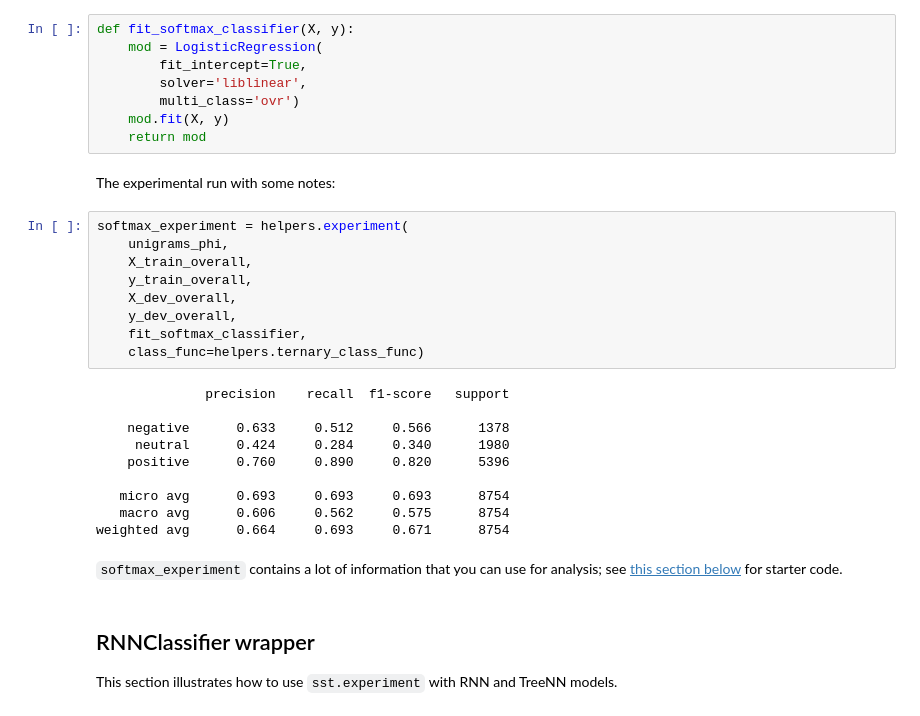
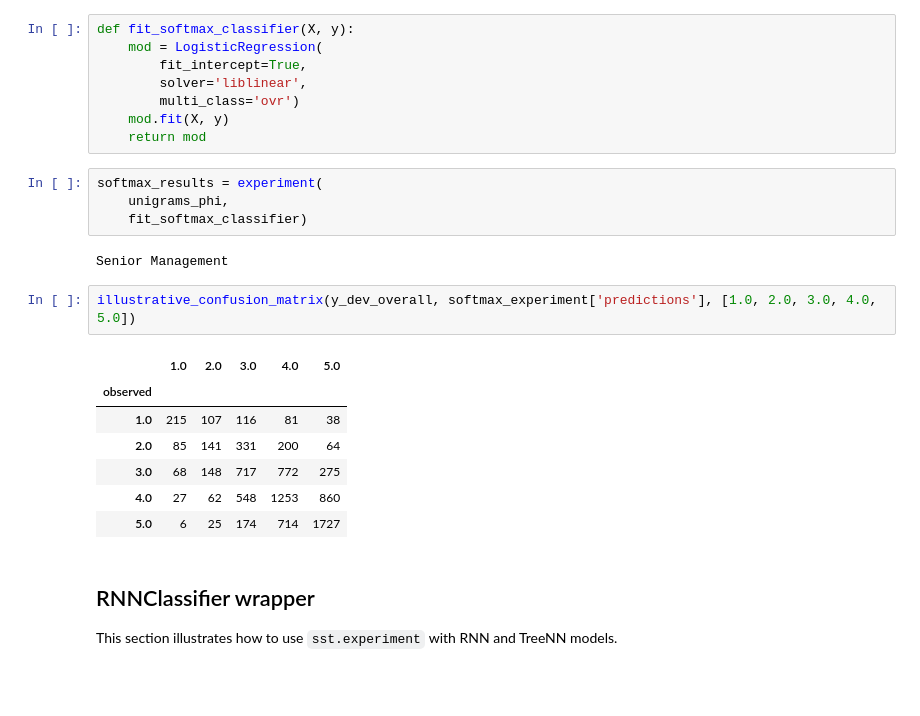
Before and after one commit to achang97/cs224u-glassdoor-sentiment, a Jupyter notebook: project.ipynb, the cells around one changed output. Cells and saved outputs as stored; diff of their text form; blank space fills up the shorter version.

Commit message:
Added functions for metrics and extra experimentation functions.

```diff
--- a/project.ipynb
+++ b/project.ipynb
@@ -82,29 +176,22 @@ def fit_softmax_classifier(X, y):
         multi_class='ovr')
     mod.fit(X, y)
     return mod
-# %% [markdown]
-The experimental run with some notes:
-# %%
-softmax_experiment = helpers.experiment(
-    unigrams_phi,
-    X_train_overall,
-    y_train_overall,
-    X_dev_overall,
-    y_dev_overall,
-    fit_softmax_classifier,
-    class_func=helpers.ternary_class_func)
-# %% [output]
-              precision    recall  f1-score   support
-
-    negative      0.633     0.512     0.566      1378
-     neutral      0.424     0.284     0.340      1980
-    positive      0.760     0.890     0.820      5396
-
-   micro avg      0.693     0.693     0.693      8754
-   macro avg      0.606     0.562     0.575      8754
-weighted avg      0.664     0.693     0.671      8754
-# %% [markdown]
-`softmax_experiment` contains a lot of information that you can use for analysis; see [this section below](#Error-analysis) for starter code.
+# %%
+softmax_results = experiment(
+    unigrams_phi,
+    fit_softmax_classifier)
+# %% [output]
+Senior Management
+# %%
+illustrative_confusion_matrix(y_dev_overall, softmax_experiment['predictions'], [1.0, 2.0, 3.0, 4.0, 5.0])
+# %% [output]
+|  | 1.0 | 2.0 | 3.0 | 4.0 | 5.0 |
+| observed |  |  |  |  |  |
+| 1.0 | 215 | 107 | 116 | 81 | 38 |
+| 2.0 | 85 | 141 | 331 | 200 | 64 |
+| 3.0 | 68 | 148 | 717 | 772 | 275 |
+| 4.0 | 27 | 62 | 548 | 1253 | 860 |
+| 5.0 | 6 | 25 | 174 | 714 | 1727 |
 # %% [markdown]
 ## RNNClassifier wrapper
 
```
Also changed, not shown: parts of 14 cells of this notebook, 1 other file.
